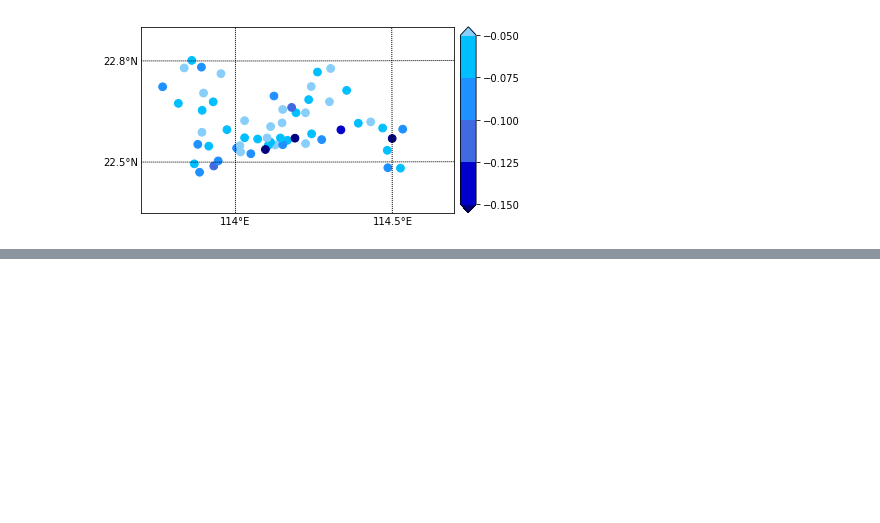
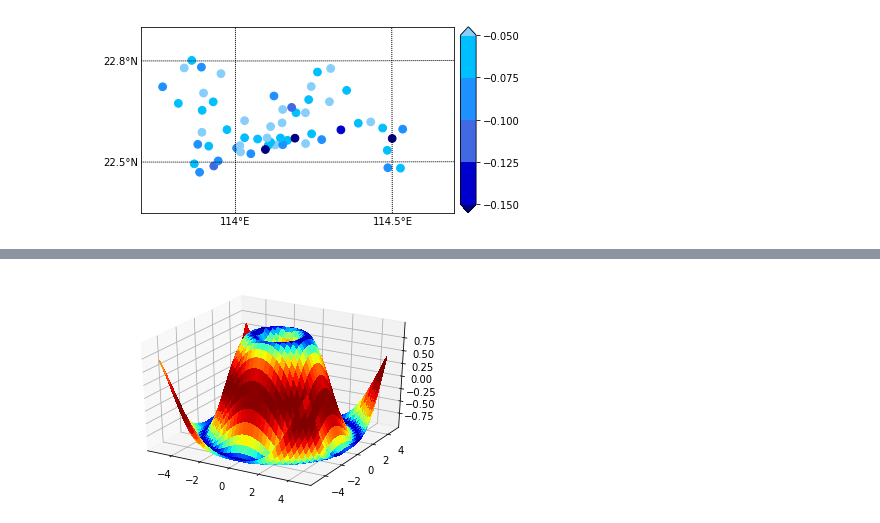
Before and after one commit to liyuan3970/study_demo, a Jupyter notebook: met_plot/rader/pup/test_demo.ipynb, the cells around one changed output, grey strips where cells are left out. Cells and saved outputs as stored; diff of their text form; code cells hidden in the pictures; blank space fills up the shorter version.

```diff
--- a/met_plot/rader/pup/test_demo.ipynb
+++ b/met_plot/rader/pup/test_demo.ipynb
@@ -652,0 +752,24 @@ if __name__ == '__main__':
+# %%
+# Python-matplotlib Commands
+from mpl_toolkits.mplot3d import Axes3D
+from matplotlib import cm
+import matplotlib.pyplot as plt
+import numpy as np
+
+fig = plt.figure()
+ax = fig.gca(projection='3d')
+X = np.arange(-5, 5, .25)
+Y = np.arange(-5, 5, .25)
+X, Y = np.meshgrid(X, Y)
+R = np.sqrt(X**2 + Y**2)
+Z = np.sin(R)
+Gx, Gy = np.gradient(Z) # gradients with respect to x and y
+G = (Gx**2+Gy**2)**.5  # gradient magnitude
+N = G/G.max()  # normalize 0..1
+surf = ax.plot_surface(
+    X, Y, Z, rstride=1, cstride=1,
+    facecolors=cm.jet(N),
+    linewidth=0, antialiased=False, shade=False)
+plt.show()
+# %% [output]
+[figure, added]
```
Also changed, not shown: parts of 6 cells of this notebook, 1 other file.
